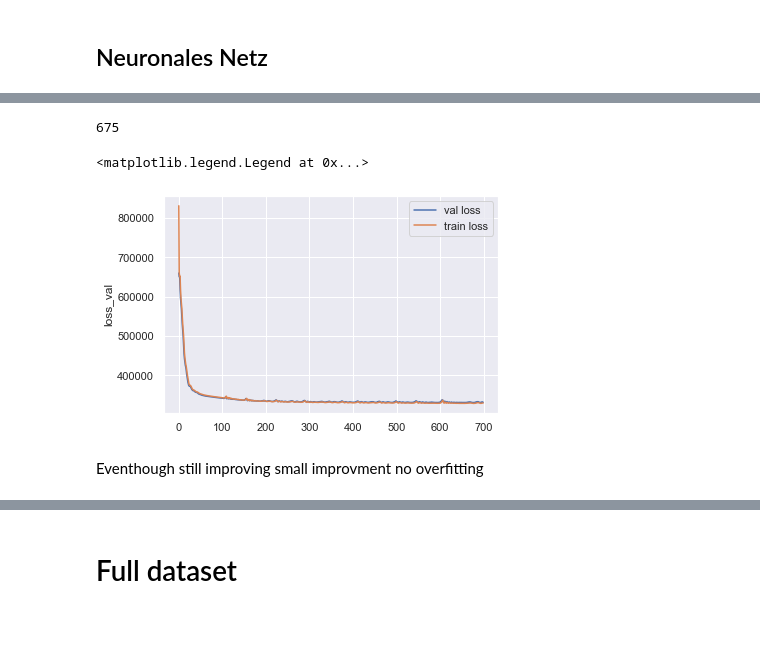
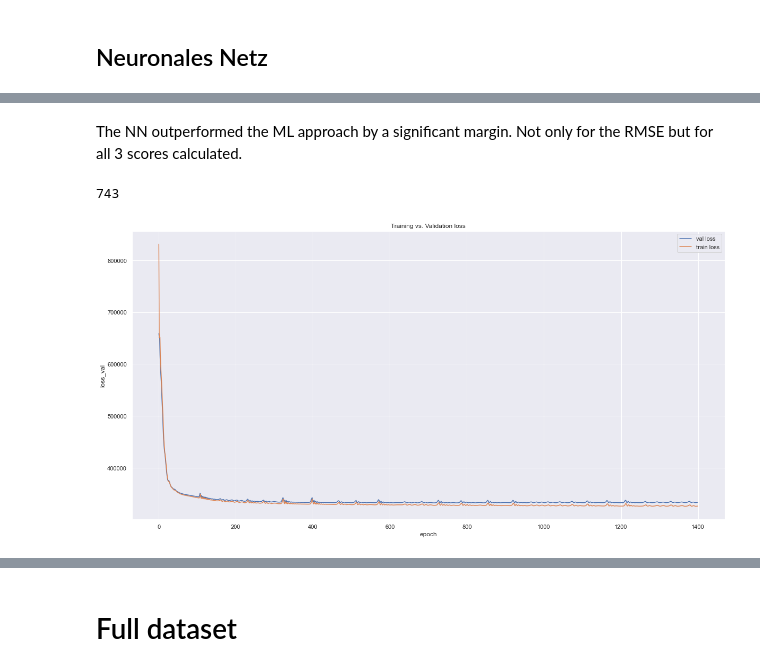
Before and after one commit to FHKrieg/DeepLearningAbschluss, a Jupyter notebook: EDA2.ipynb, the cells around one changed output, grey strips where cells are left out. Saved outputs shown, nothing was run; the diff lists cells and outputs as text; code cells hidden in the pictures; blank space fills up the shorter version.

```diff
--- a/EDA2.ipynb
+++ b/EDA2.ipynb
@@ -423,6 +446,7 @@ The best loss for the validation dataset achieved was: 0.008915350772440434
 # %%
 #Pick the best NN on the basis of the best rmse score achieved on the validation data
-winnerNN = resultsNN[0]
+winnerNN = {}
+winnerNN["best_rmse"] = float('inf')
 for resNN in resultsNN:
     if resNN["best_rmse"] < winnerNN["best_rmse"]:
         winnerNN = resNN
@@ -454,15 +478,18 @@ Results
+# %% [markdown]
+The NN outperformed the ML approach by a significant margin. Not only for the RMSE but for all 3 scores calculated.
 # %%
 import matplotlib.pyplot as plt
+sns.set(rc={'figure.figsize':(20,10)})
 overfittingDF = pd.DataFrame()
 overfittingDF["loss_train"] = winnerNN["loss_train_best"]
 overfittingDF["loss_val"] = winnerNN["loss_val_best"]
 print(winnerNN["best_epoch"])
 sns.lineplot(data=overfittingDF, x=overfittingDF.index , y ="loss_val")
 sns.lineplot(data=overfittingDF, x=overfittingDF.index , y ="loss_train", palette=["red"])
 plt.legend(labels=["val loss", "train loss"])
+plt.xlabel("epoch")
+plt.title("Training vs. Validation loss")
+plt.show()
 # %% [output]
-675
+743
-<matplotlib.legend.Legend at 0x...>
-[figure, old version]
+[figure, new version]
-# %% [markdown]
-Eventhough still improving small improvment no overfitting
```
Also changed, not shown: parts of 61 cells of this notebook.
